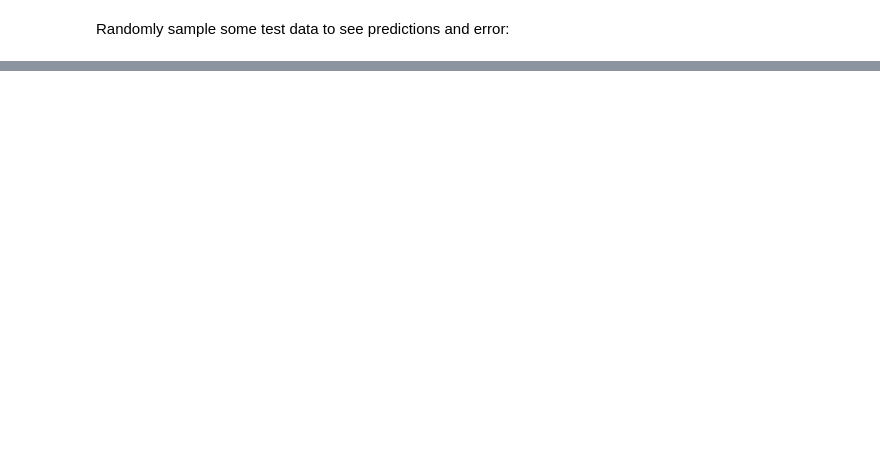
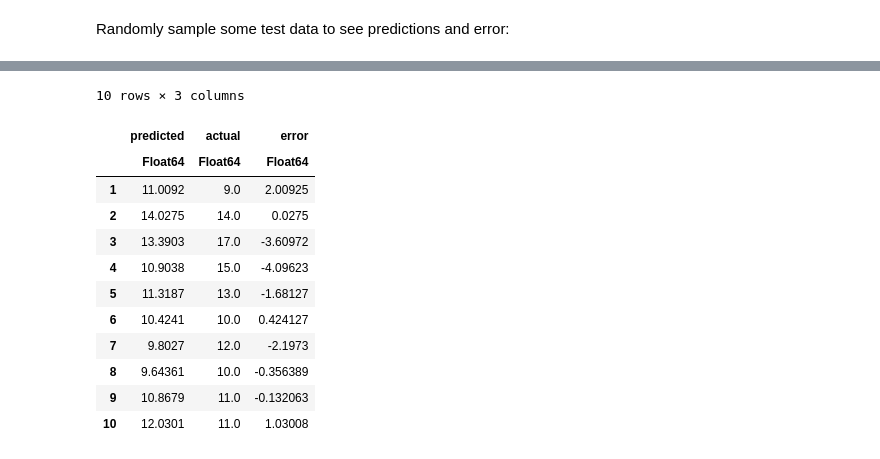
Before and after one commit to rvernagus/uci-julia-examples, a Jupyter notebook: Abalone.ipynb, the cells around one changed output, grey strips where cells are left out. Saved outputs shown, nothing was run; the diff lists cells and outputs as text; code cells hidden in the pictures; blank space fills up the shorter version.

Commit message:
Fix error calculation on sample

```diff
--- a/Abalone.ipynb
+++ b/Abalone.ipynb
@@ -179,0 +180,19 @@ insertcols!(_, 3, :error => _.predicted .- _.actual)
+# %%
+idxsample = sample(1:size(Xtest, 1), 10, replace=false)
+dfpreds = DataFrame(:predicted => apply_forest(model, Xtest[idxsample, :]), :actual => ytest[idxsample])
+
+insertcols!(dfpreds, 3, :error => dfpreds.predicted .- dfpreds.actual)
+# %% [output]
+10 rows × 3 columns
+|  | predicted | actual | error |
+|  | Float64 | Float64 | Float64 |
+| 1 | 11.0092 | 9.0 | 2.00925 |
+| 2 | 14.0275 | 14.0 | 0.0275 |
+| 3 | 13.3903 | 17.0 | -3.60972 |
+| 4 | 10.9038 | 15.0 | -4.09623 |
+| 5 | 11.3187 | 13.0 | -1.68127 |
+| 6 | 10.4241 | 10.0 | 0.424127 |
+| 7 | 9.8027 | 12.0 | -2.1973 |
+| 8 | 9.64361 | 10.0 | -0.356389 |
+| 9 | 10.8679 | 11.0 | -0.132063 |
+| 10 | 12.0301 | 11.0 | 1.03008 |
```
Also changed, not shown: parts of 5 cells of this notebook.
